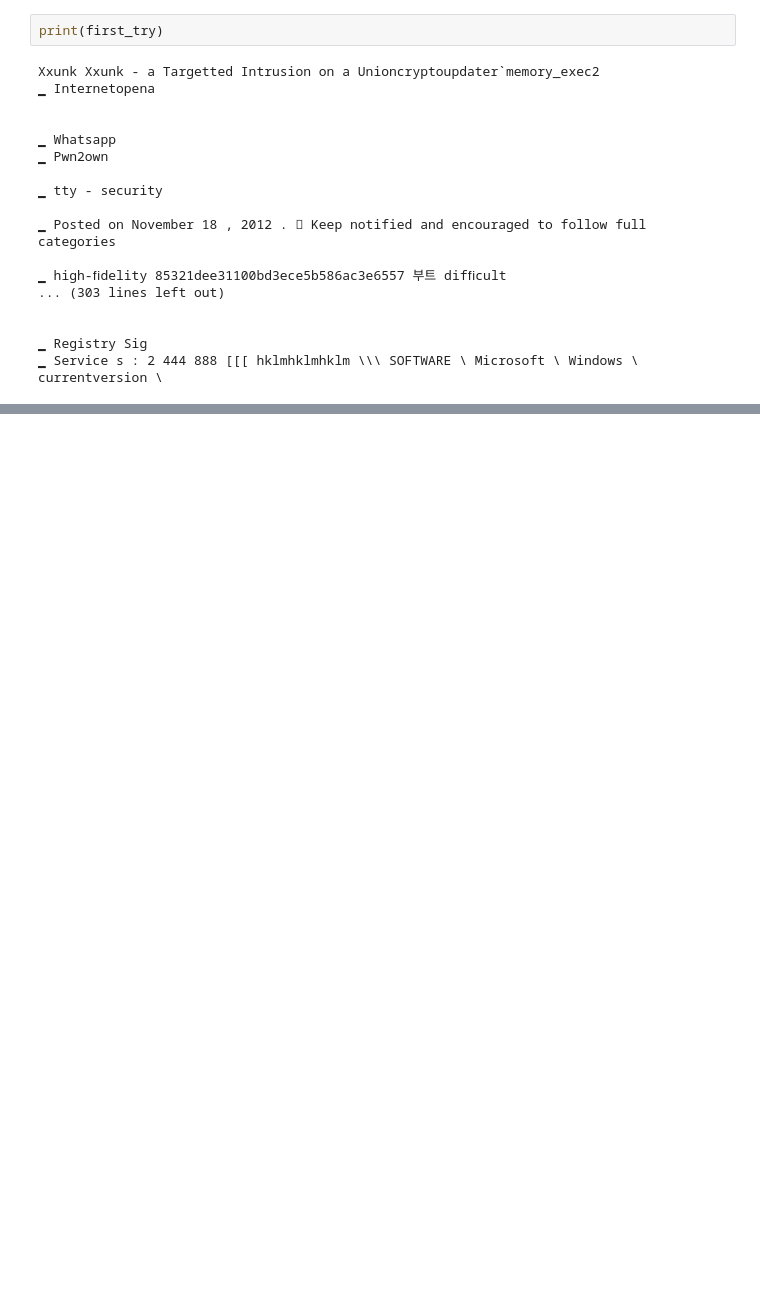
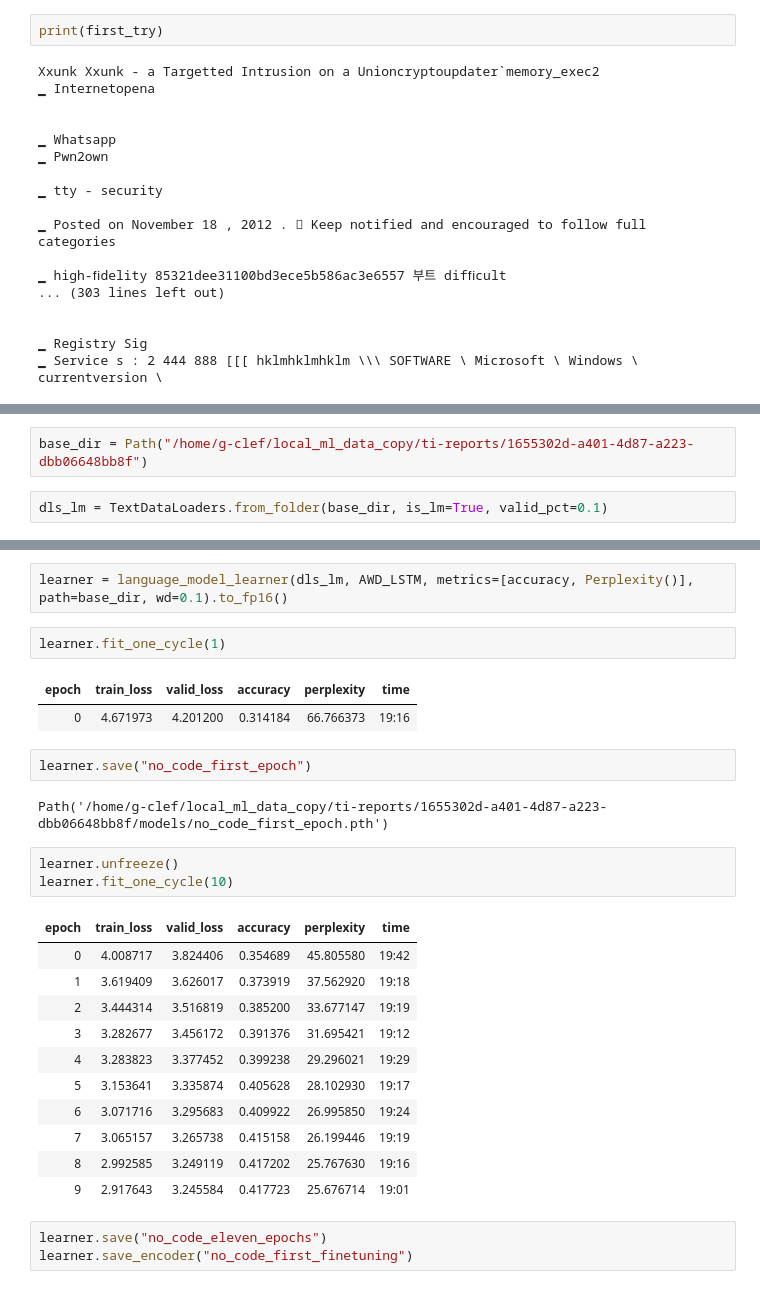
Before and after one commit to g-clef/synthetic-ti-reports, a Jupyter notebook: jupyter/LSTM experiments.ipynb, the cells around one changed output, grey strips where cells are left out. Drawn from its saved outputs; the diff is of its cells as text; blank space fills up the shorter version.

```diff
--- a/jupyter/LSTM experiments.ipynb
+++ b/jupyter/LSTM experiments.ipynb
@@ -103,0 +119,4 @@ Xxunk Xxunk - a Targetted Intrusion on a Unioncryptoupdater`memory_exec2
+# %%
+base_dir = Path("/home/g-clef/local_ml_data_copy/ti-reports/1655302d-a401-4d87-a223-dbb06648bb8f")
+# %%
+dls_lm = TextDataLoaders.from_folder(base_dir, is_lm=True, valid_pct=0.1)
@@ -103,0 +132,29 @@ Xxunk Xxunk - a Targetted Intrusion on a Unioncryptoupdater`memory_exec2
+# %%
+learner = language_model_learner(dls_lm, AWD_LSTM, metrics=[accuracy, Perplexity()], path=base_dir, wd=0.1).to_fp16()
+# %%
+learner.fit_one_cycle(1)
+# %% [output]
+| epoch | train_loss | valid_loss | accuracy | perplexity | time |
+| 0 | 4.671973 | 4.201200 | 0.314184 | 66.766373 | 19:16 |
+# %%
+learner.save("no_code_first_epoch")
+# %% [output]
+Path('/home/g-clef/local_ml_data_copy/ti-reports/1655302d-a401-4d87-a223-dbb06648bb8f/models/no_code_first_epoch.pth')
+# %%
+learner.unfreeze()
+learner.fit_one_cycle(10)
+# %% [output]
+| epoch | train_loss | valid_loss | accuracy | perplexity | time |
+| 0 | 4.008717 | 3.824406 | 0.354689 | 45.805580 | 19:42 |
+| 1 | 3.619409 | 3.626017 | 0.373919 | 37.562920 | 19:18 |
+| 2 | 3.444314 | 3.516819 | 0.385200 | 33.677147 | 19:19 |
+| 3 | 3.282677 | 3.456172 | 0.391376 | 31.695421 | 19:12 |
+| 4 | 3.283823 | 3.377452 | 0.399238 | 29.296021 | 19:29 |
+| 5 | 3.153641 | 3.335874 | 0.405628 | 28.102930 | 19:17 |
+| 6 | 3.071716 | 3.295683 | 0.409922 | 26.995850 | 19:24 |
+| 7 | 3.065157 | 3.265738 | 0.415158 | 26.199446 | 19:19 |
+| 8 | 2.992585 | 3.249119 | 0.417202 | 25.767630 | 19:16 |
+| 9 | 2.917643 | 3.245584 | 0.417723 | 25.676714 | 19:01 |
+# %%
+learner.save("no_code_eleven_epochs")
+learner.save_encoder("no_code_first_finetuning")
```
Also changed, not shown: parts of 13 cells of this notebook.
